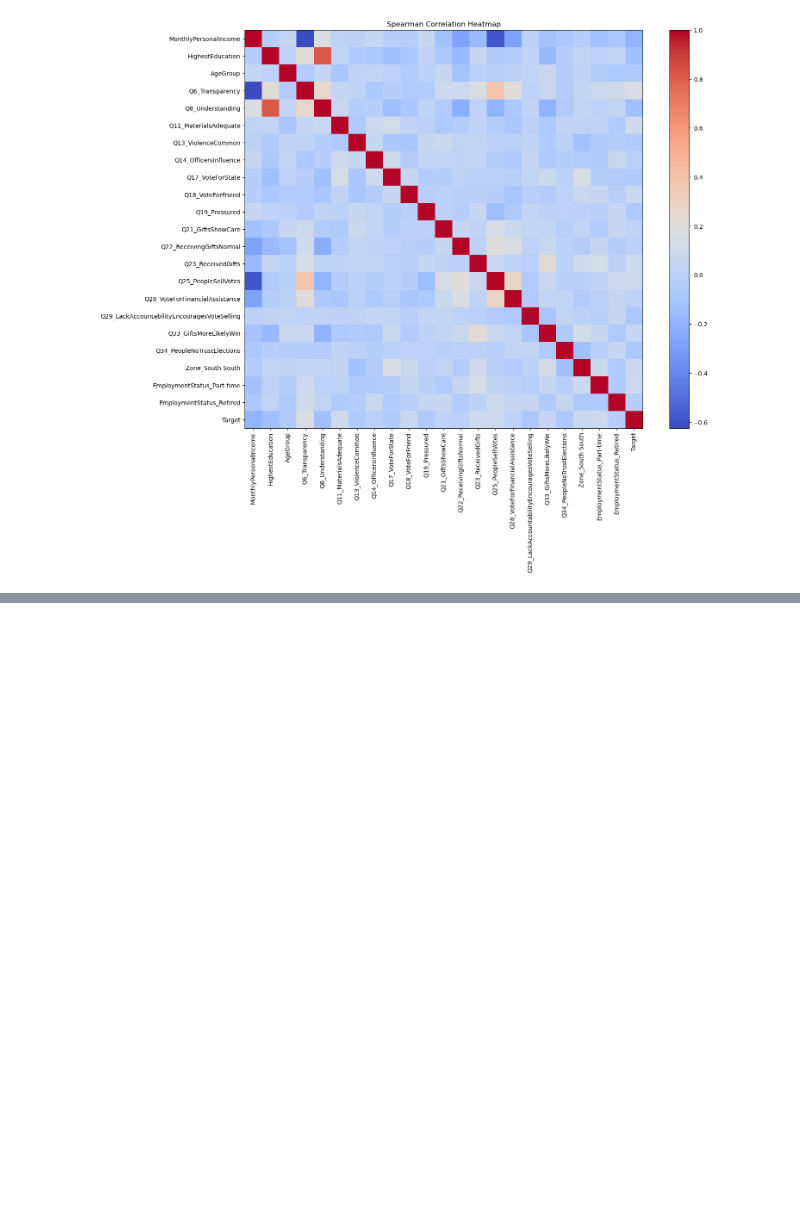
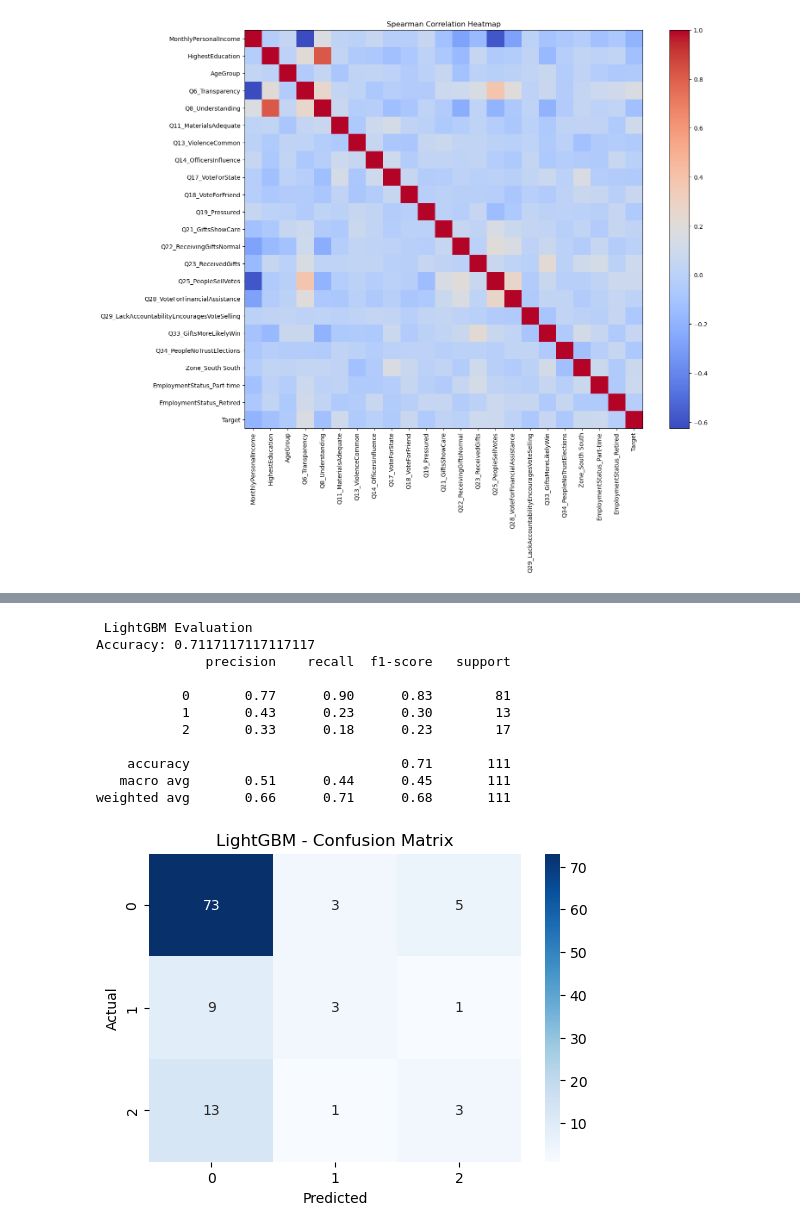
Before and after one commit to monkeyband114/Blockchaindataanalysis, a Jupyter notebook: Training_XGB_LIGHTBGM_RF.ipynb, the cells around one changed output, grey strips where cells are left out. Saved outputs shown, nothing was run; the diff lists cells and outputs as text; code cells hidden in the pictures; blank space fills up the shorter version.

```diff
--- a/Training_XGB_LIGHTBGM_RF.ipynb
+++ b/Training_XGB_LIGHTBGM_RF.ipynb
@@ -138,0 +141,12 @@ rf_pred = rf.predict(X_test)
+# %%
+lgb = LGBMClassifier(
+    n_estimators=300,
+    learning_rate=0.05,
+    max_depth=-1,
+    objective="multiclass",
+    num_class=3,
+    random_state=42
+)
+# %%
+lgb.fit(X_train, y_train)
+lgb_pred = lgb.predict(X_test)
@@ -138,0 +218,15 @@ rf_pred = rf.predict(X_test)
+# %%
+evaluate("LightGBM", y_test, lgb_pred)
+# %% [output]
+ LightGBM Evaluation
+Accuracy: 0.7117117117117117
+              precision    recall  f1-score   support
+
+           0       0.77      0.90      0.83        81
+           1       0.43      0.23      0.30        13
+           2       0.33      0.18      0.23        17
+
+    accuracy                           0.71       111
+   macro avg       0.51      0.44      0.45       111
+weighted avg       0.66      0.71      0.68       111
+[figure, added]
```
Also changed, not shown: parts of 24 cells of this notebook.
